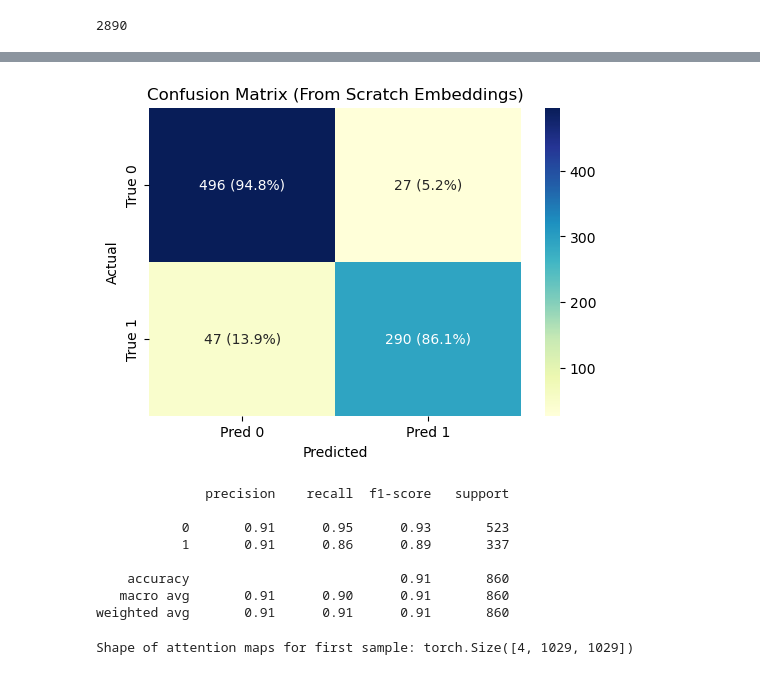
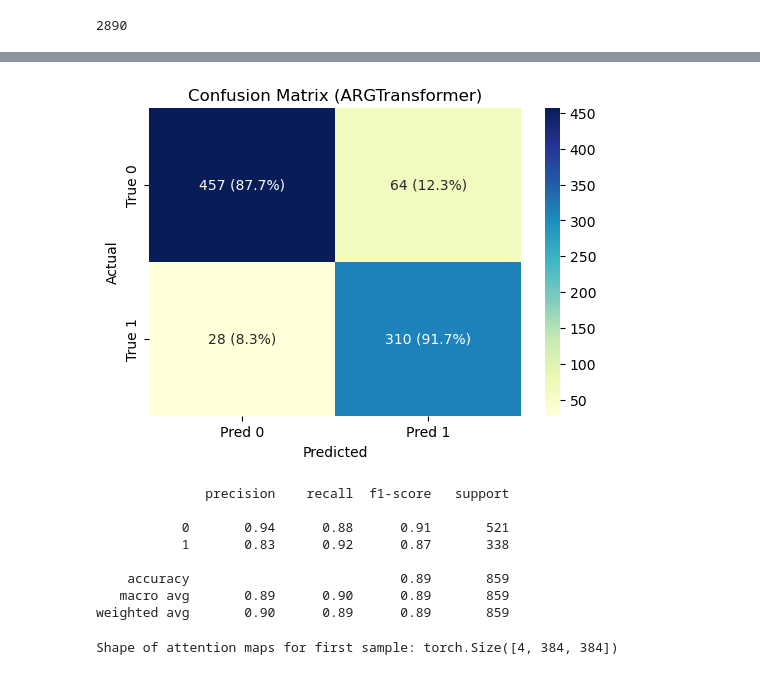
Before and after one commit to jmontour15/BugBuster, a Jupyter notebook: training_from_scratch.ipynb, the cells around one changed output, grey strips where cells are left out. Drawn from its saved outputs; the diff is of its cells as text; code cells hidden in the pictures.

Commit message:
updated with uniform data split

```diff
--- a/training_from_scratch.ipynb
+++ b/training_from_scratch.ipynb
@@ -77,11 +84,13 @@ train_loader = DataLoader(train_dataset, batch_size=4, shuffle=True, collate_fn=
 val_loader = DataLoader(val_dataset, batch_size=4, shuffle=False, collate_fn=collate_fn)
 test_loader = DataLoader(test_dataset, batch_size=4, shuffle=False, collate_fn=collate_fn)
 # %%
+data = pd.read_csv('Data/ARSS-90-seq+stru.csv', header=None, names=['sequence', 'label', 'structure'])
+
 # Compute greatest sequence length for model parameter
 max_len = 0
-for idx in range(len(data['encoded']) - 1):
-    if len(data['encoded'].iloc[idx]) > max_len:
-        max_len = len(data['encoded'].iloc[idx])
+for idx in range(len(data['sequence']) - 1):
+    if len(data['sequence'].iloc[idx]) > max_len:
+        max_len = len(data['sequence'].iloc[idx])
 print(max_len)
 # %% [output]
 2890
@@ -89,10 +98,10 @@ print(max_len)
 from ARGTransformer import ARGTransformer
 
 # Initialize model
-model = ARGTransformer(vocab_size=21, max_seq_length=max_len, embedding_dim=320, num_classes=1, num_heads=4, num_layers=8)
+model = ARGTransformer(vocab_size=21, max_seq_length=max_len, embedding_dim=320, num_classes=1, num_heads=4, num_layers=8, dropout=0.3)
 # %%
 # Training loop
-def train_model(model, train_loader, val_loader, epochs, device):
+def train_model(model, train_loader, val_loader, epochs, patience, device):
     """
     Trains the model with the given train and validation dataloaders.
     Implements early stopping to avoid overfitting.
@@ -103,10 +112,9 @@ def train_model(model, train_loader, val_loader, epochs, device):
 
     # Define the criterion and optimizer
     criterion = nn.BCEWithLogitsLoss()
-    optimizer = torch.optim.Adam(model.parameters(), lr=5e-5) # 0.00005
+    optimizer = torch.optim.Adam(model.parameters(), lr=1e-5) # 0.00001
 
     # Early stopping configuration
-    patience = 3 # Number of epochs without val loss improvement to stop
     early_stop_counter = 0
     best_val_loss = float('inf')
 
@@ -177,5 +185,5 @@ def train_model(model, train_loader, val_loader, epochs, device):
             print("Early stopping triggered. No improvement in validation loss for several epochs.")
             break
 # %%
-train_model(model, train_loader, val_loader, epochs=30, device=device)
+train_model(model, train_loader, val_loader, epochs=30, patience=3, device=device)
 # %% [output]
@@ -214,47 +224,47 @@ with torch.no_grad():
         y_pred.extend(predicted.cpu().numpy())
 
 # Convert lists to numpy arrays
 y_true = np.array(y_true)
 y_pred = np.array(y_pred)
 
 # Generate confusion matrix
 cm = confusion_matrix(y_true, y_pred)
 
 # Calculate percentages
 cm_percentage = cm.astype('float') / cm.sum(axis=1)[:, np.newaxis] * 100
 
 # Combine total amounts and percentages
 annot = np.empty_like(cm).astype(str)
 nrows, ncols = cm.shape
 for i in range(nrows):
     for j in range(ncols):
         annot[i, j] = f"{cm[i, j]} ({cm_percentage[i, j]:.1f}%)"
 
 # Plot the heatmap
 plt.figure(figsize=(6, 4))
 sns.heatmap(cm, annot=annot, fmt='', cmap='YlGnBu', xticklabels=["Pred 0", "Pred 1"], yticklabels=["True 0", "True 1"])
-plt.title("Confusion Matrix (From Scratch Embeddings)")
+plt.title("Confusion Matrix (ARGTransformer)")
 plt.xlabel("Predicted")
 plt.ylabel("Actual")
 plt.savefig('Figures/ConfusionMatrix_ARGT.png')
 plt.show()
 
 # Print classification report
 print(classification_report(y_true, y_pred))
 # %% [output]
-[figure, old version]
+[figure, new version]
               precision    recall  f1-score   support
 
-           0       0.91      0.95      0.93       523
-           1       0.91      0.86      0.89       337
+           0       0.94      0.88      0.91       521
+           1       0.83      0.92      0.87       338
 
-    accuracy                           0.91       860
-   macro avg       0.91      0.90      0.91       860
-weighted avg       0.91      0.91      0.91       860
+    accuracy                           0.89       859
+   macro avg       0.89      0.90      0.89       859
+weighted avg       0.90      0.89      0.89       859
 # %%
 # Get the first batch from the test loader
 for batch_idx, (batch_tokens, attention_mask, labels) in enumerate(test_loader):
-    if batch_idx == 3:  # Get the first batch
+    if batch_idx == 0:  # Get the first batch
         # Move the batch to the correct device
         batch_tokens = batch_tokens.to(device)
         attention_masks = attention_mask.to(device)
@@ -284,7 +294,7 @@ for batch_idx, (batch_tokens, attention_mask, labels) in enumerate(test_loader):
 
         break  # Stop after processing the first batch
 # %% [output]
-Shape of attention maps for first sample: torch.Size([4, 1029, 1029])
+Shape of attention maps for first sample: torch.Size([4, 384, 384])
 # %%
 # Gather maps and masks, convert to numpy, and transfer to cpu for easy plotting
 attention_maps = [first_sample_attention_maps[i].cpu().numpy() for i in range(4)]
```
Also changed, not shown: parts of 9 cells of this notebook, 9 other files.
